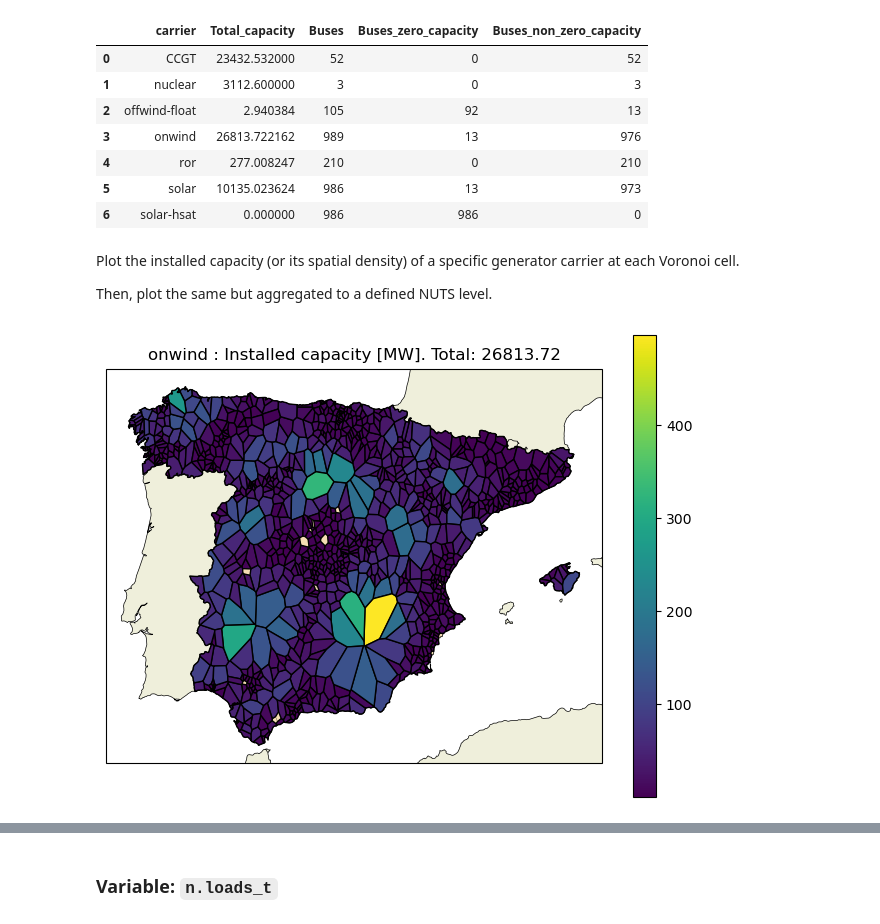
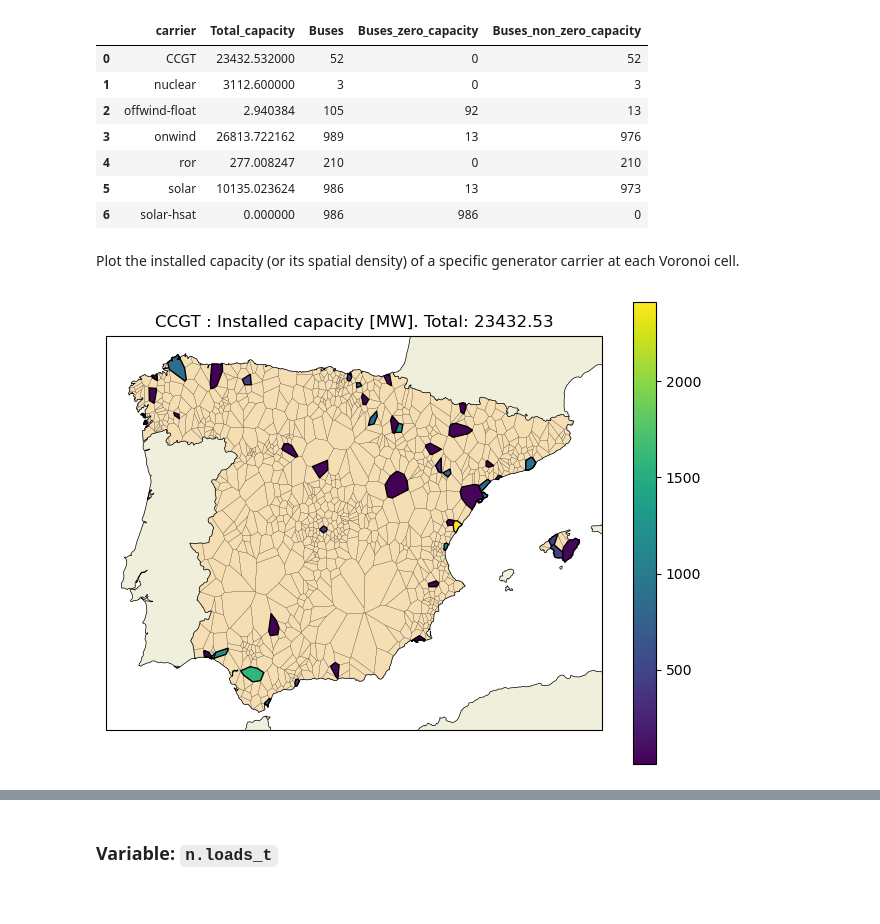
Before and after one commit to cristobal-GC/pypsaX-notebooks, a Jupyter notebook: rules/add_electricity.ipynb, the cells around one changed output, grey strips where cells are left out. Drawn from its saved outputs; the diff is of its cells as text; code cells hidden in the pictures.

```diff
--- a/rules/add_electricity.ipynb
+++ b/rules/add_electricity.ipynb
@@ -161,36 +163,35 @@ summary_gg
 | 6 | solar-hsat | 0.000000 | 986 | 986 | 0 |
 # %% [markdown]
 Plot the installed capacity (or its spatial density) of a specific generator carrier at each Voronoi cell.
-
-Then, plot the same but aggregated to a defined NUTS level.
 # %%
 ########## Parameters
-carrier = 'onwind'
+carrier = 'CCGT'
 token_density = 0
 
 
+##
 if 'off' in carrier:
     domain = 'offshore'
 else:
     domain = 'onshore'
 
 
 
 ########## Plot map with Voronoi cells
 
 fig_size = [8,6]
 crs = ccrs.PlateCarree()
 
 fig, ax = plt.subplots(figsize=fig_size, subplot_kw={'projection': crs})
 
 
 ### Add network geometry
 fun_map_network_shapes(n, ax, domain=domain)
 
 ### Add capacity at Voronoi cells
 fun_map_capacity_Voronoi(carrier, token_density, n, ax)
 
 ### Add features
 fun_map_add_features(ax)
 # %% [output]
-[figure, old version]
+[figure, new version]
```
Also changed, not shown: parts of 3 cells of this notebook, 3 other files.
